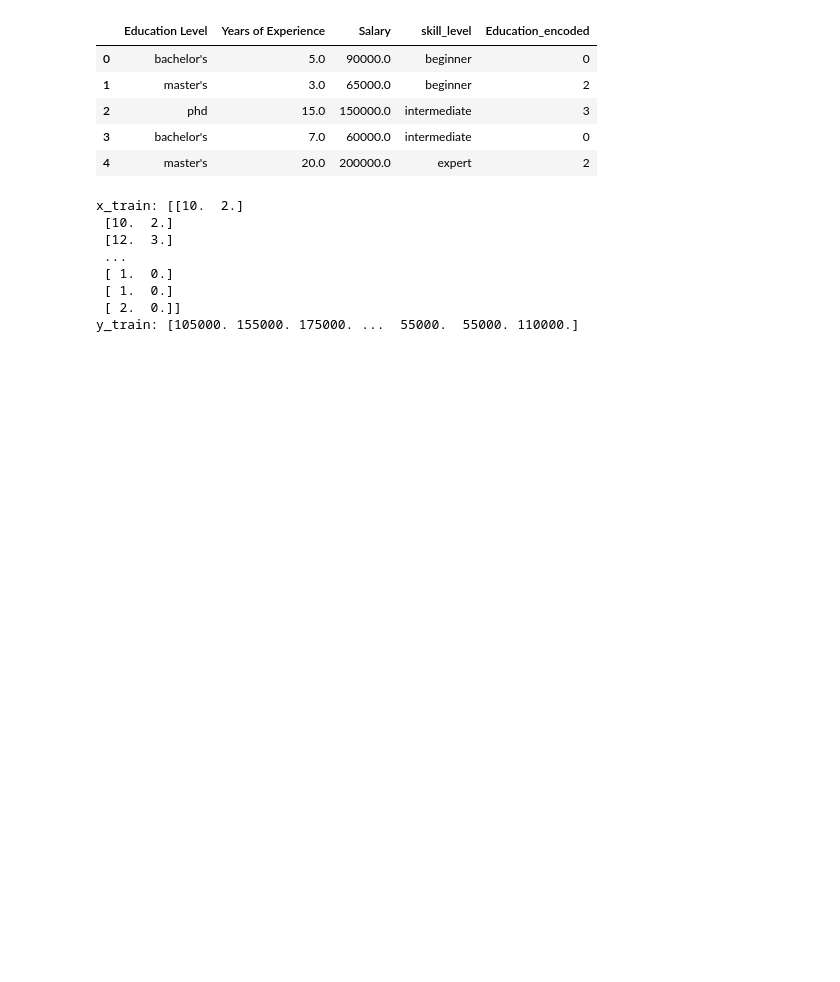
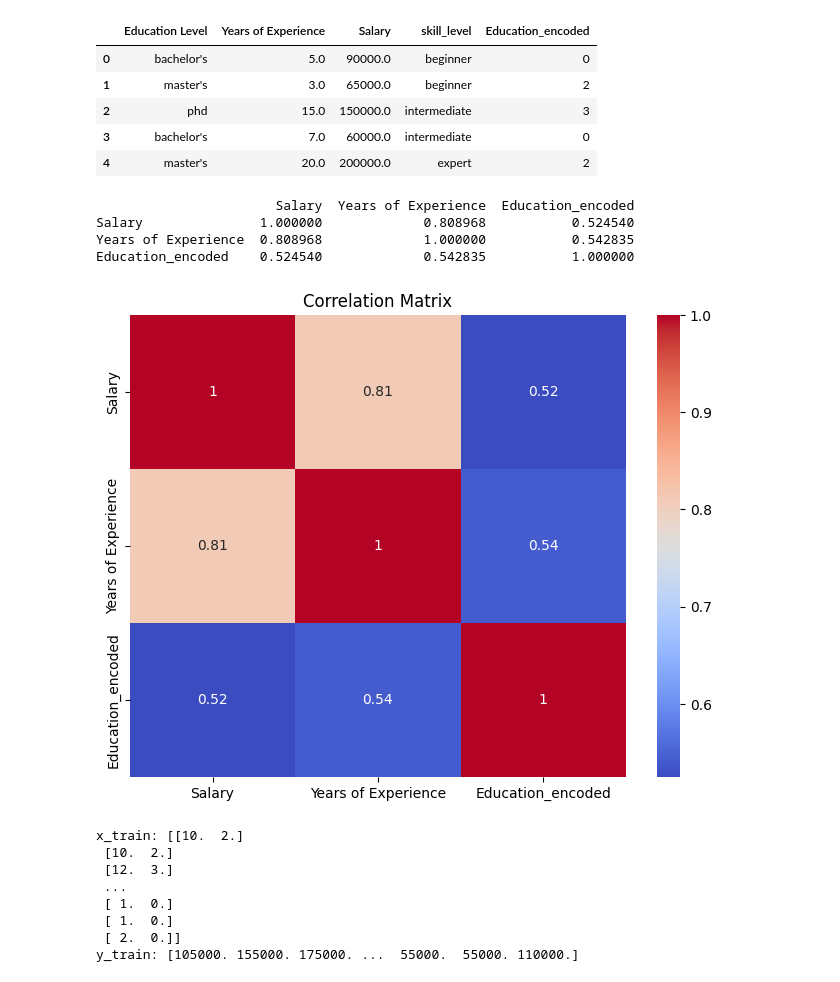
Before and after one commit to vijayagi/data-science-project-, a Jupyter notebook: project 2/code.ipynb, the cells around one changed output. Cells and saved outputs as stored; diff of their text form; code cells hidden in the pictures; blank space fills up the shorter version.

```diff
--- a/project 2/code.ipynb
+++ b/project 2/code.ipynb
@@ -143,6 +143,20 @@ df.head()
 | 2 | phd | 15.0 | 150000.0 | intermediate | 3 |
 | 3 | bachelor's | 7.0 | 60000.0 | intermediate | 0 |
 | 4 | master's | 20.0 | 200000.0 | expert | 2 |
+# %%
+import seaborn as sns
+df_numeric=df[['Salary','Years of Experience','Education_encoded']]
+print(df_numeric.corr())
+plt.figure(figsize=(8,6))
+sns.heatmap(df_numeric.corr(), annot=True, cmap='coolwarm')
+plt.title('Correlation Matrix')
+plt.show()
+# %% [output]
+                       Salary  Years of Experience  Education_encoded
+Salary               1.000000             0.808968           0.524540
+Years of Experience  0.808968             1.000000           0.542835
+Education_encoded    0.524540             0.542835           1.000000
+[figure, added]
 # %%
 #assigning x and y and coverting to numpy arrays
 x=df[['Years of Experience','Education_encoded']].values
```
